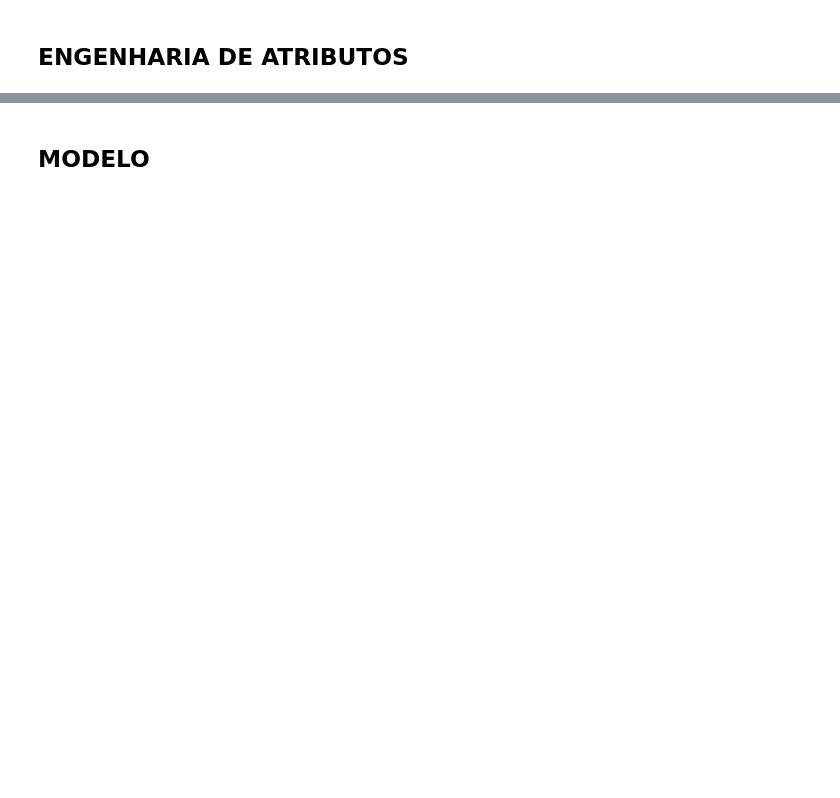
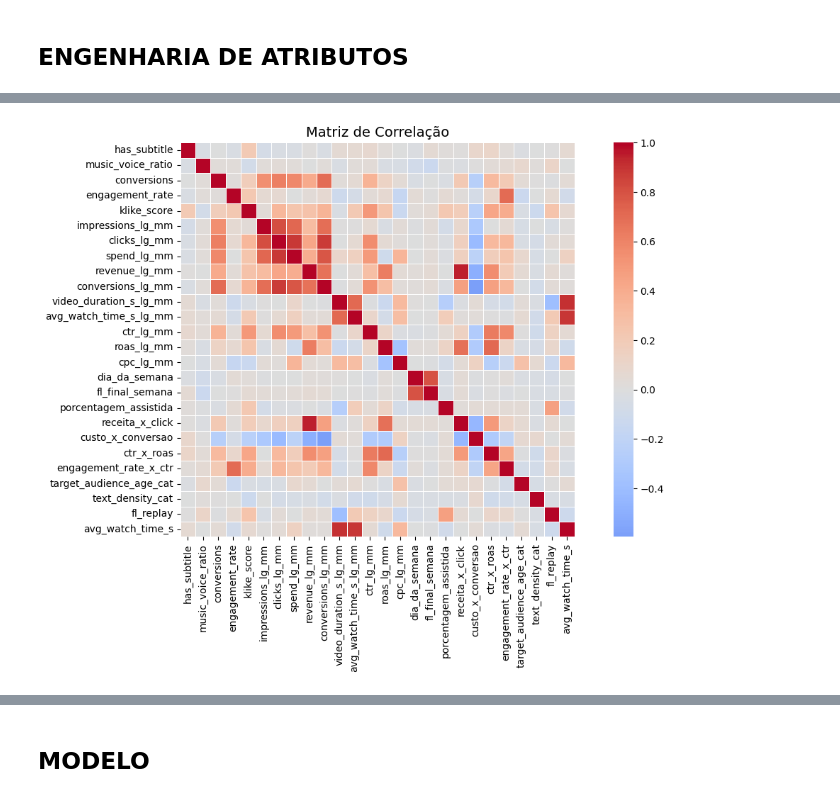
Before and after one commit to MathyLima/video-ad-scorer, a Jupyter notebook: 02_modelagem.ipynb, the cells around one changed output, grey strips where cells are left out. Cells and saved outputs as stored; diff of their text form; code cells hidden in the pictures; blank space fills up the shorter version.

```diff
--- a/02_modelagem.ipynb
+++ b/02_modelagem.ipynb
@@ -128,6 +129,7 @@ df['porcentagem_assistida'] = np.where(
 df['receita_x_click'] = df['revenue_lg_mm'] / (df['clicks_lg_mm'] + 1)
 df['custo_x_conversao'] = df['spend_lg_mm'] / (df['conversions'] + 1)
 df['ctr_x_roas'] = df['ctr_lg_mm'] * df['roas_lg_mm']
+df['engagement_rate_x_ctr'] = df['engagement_rate'] * df['ctr_lg_mm']
 # %%
 creative_cols = ['has_subtitle', 'has_cta', 'has_hook', 'has_face']
 df['completude_criativa'] = df[creative_cols].sum(axis=1)  # 0 a 4
@@ -180,0 +158,6 @@ See https://pandas.pydata.org/docs/user_guide/migration-3-strings.html#string-mi
+# %%
+df = pd.get_dummies(
+    df,
+    columns=['category'],  # colunas para criar dummies
+    prefix=['category']   # prefixo para as novas colunas
+)
@@ -180,0 +193,3 @@ See https://pandas.pydata.org/docs/user_guide/migration-3-strings.html#string-mi
+# %%
+df['has_hook_Meta'] = df['has_hook'] * df['platform_Meta']
+df['has_face_TikTok'] = df['has_face'] * df['platform_TikTok']
@@ -180,0 +198,16 @@ See https://pandas.pydata.org/docs/user_guide/migration-3-strings.html#string-mi
+# %%
+corr = df.select_dtypes(include='number').corr()
+plt.figure(figsize=(12, 8))
+sns.heatmap(
+    corr,
+    cmap="coolwarm",
+    center=0,
+    square=True,
+    linewidths=0.5
+)
+
+plt.title("Matriz de Correlação", fontsize=14)
+plt.tight_layout()
+plt.show()
+# %% [output]
+[figure, added]
```
Also changed, not shown: parts of 29 cells of this notebook, 9 other files.
